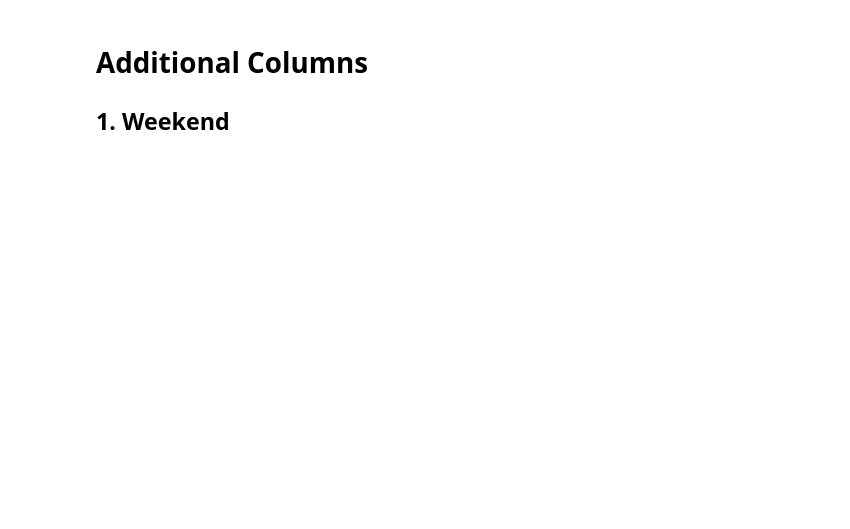
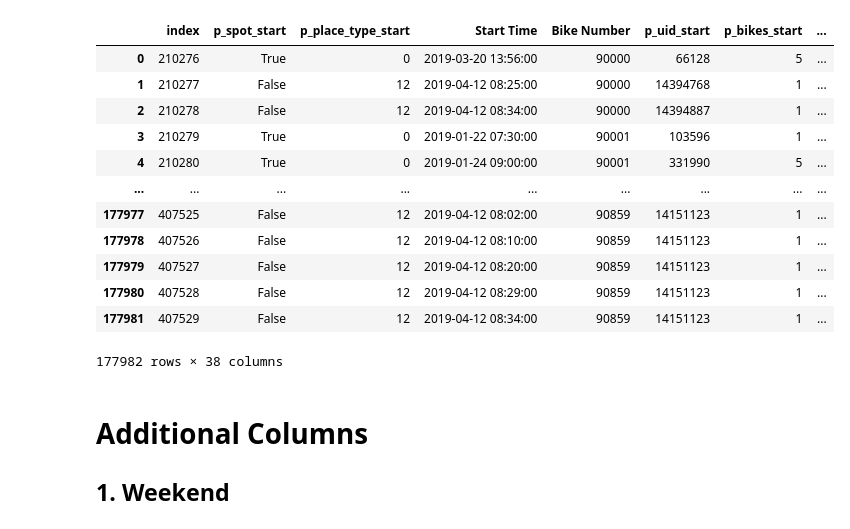
Before and after one commit to Speedfan94/PDS_Project, a Jupyter notebook: notebooks/task1c_feature_creation.ipynb, the cells around one changed output. Cells and saved outputs as stored; diff of their text form; code cells hidden in the pictures; blank space fills up the shorter version.

```diff
--- a/notebooks/task1c_feature_creation.ipynb
+++ b/notebooks/task1c_feature_creation.ipynb
@@ -37,0 +40,5 @@ KeyError: "['Unnamed: 0'] not found in axis"
+# %%
+lat_start = df.iloc[0]["Latitude_start"]
+long_start = df.iloc[0]["Longitude_start"]
+print(lat_start, long_start)
+df.iloc[0]
@@ -38,3 +179,20 @@ KeyError: "['Unnamed: 0'] not found in axis"
+# %%
+df.loc[(df["Latitude_start"] == lat_start) & (df["Longitude_start"] == long_start), "plz_test"] = 50969
+df
+# %% [output]
+|  | index | p_spot_start | p_place_type_start | Start Time | Bike Number | p_uid_start | p_bikes_start | ... |
+| 0 | 210276 | True | 0 | 2019-03-20 13:56:00 | 90000 | 66128 | 5 | ... |
+| 1 | 210277 | False | 12 | 2019-04-12 08:25:00 | 90000 | 14394768 | 1 | ... |
+| 2 | 210278 | False | 12 | 2019-04-12 08:34:00 | 90000 | 14394887 | 1 | ... |
+| 3 | 210279 | True | 0 | 2019-01-22 07:30:00 | 90001 | 103596 | 1 | ... |
+| 4 | 210280 | True | 0 | 2019-01-24 09:00:00 | 90001 | 331990 | 5 | ... |
+| ... | ... | ... | ... | ... | ... | ... | ... | ... |
+| 177977 | 407525 | False | 12 | 2019-04-12 08:02:00 | 90859 | 14151123 | 1 | ... |
+| 177978 | 407526 | False | 12 | 2019-04-12 08:10:00 | 90859 | 14151123 | 1 | ... |
+| 177979 | 407527 | False | 12 | 2019-04-12 08:20:00 | 90859 | 14151123 | 1 | ... |
+| 177980 | 407528 | False | 12 | 2019-04-12 08:29:00 | 90859 | 14151123 | 1 | ... |
+| 177981 | 407529 | False | 12 | 2019-04-12 08:34:00 | 90859 | 14151123 | 1 | ... |
+177982 rows × 38 columns
 # %% [markdown]
 # Additional Columns
 ## 1. Weekend
```
Also changed, not shown: parts of 9 cells of this notebook.
